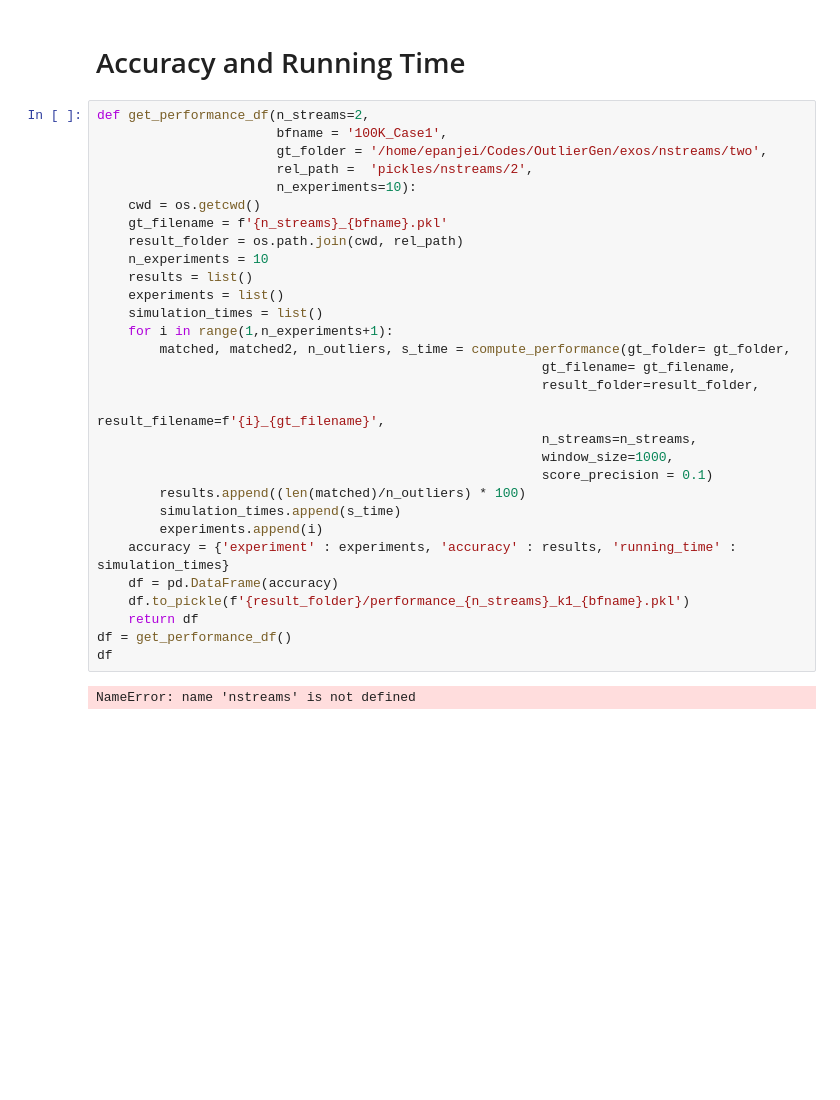
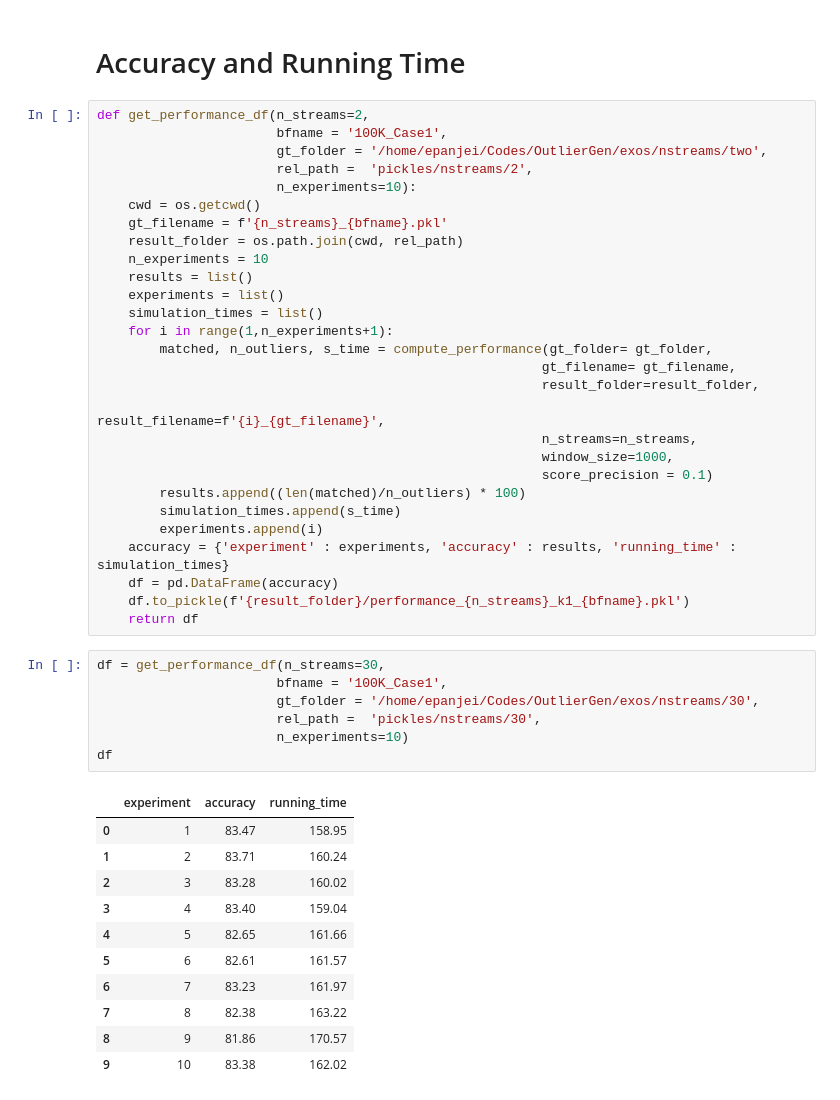
Before and after one commit to egawati/exos, a Jupyter notebook: sources/experiments/nstreams.ipynb, the cells around one changed output. Drawn from its saved outputs; the diff is of its cells as text; blank space fills up the shorter version.

```diff
--- a/sources/experiments/nstreams.ipynb
+++ b/sources/experiments/nstreams.ipynb
@@ -23,7 +23,7 @@ def get_performance_df(n_streams=2,
     experiments = list()
     simulation_times = list()
     for i in range(1,n_experiments+1):
-        matched, matched2, n_outliers, s_time = compute_performance(gt_folder= gt_folder,
+        matched, n_outliers, s_time = compute_performance(gt_folder= gt_folder,
                                                          gt_filename= gt_filename,
                                                          result_folder=result_folder,
                                                          result_filename=f'{i}_{gt_filename}',
@@ -37,7 +37,22 @@ def get_performance_df(n_streams=2,
     df = pd.DataFrame(accuracy)
     df.to_pickle(f'{result_folder}/performance_{n_streams}_k1_{bfname}.pkl')
     return df
-df = get_performance_df()
-df
-# %% [output]
-NameError: name 'nstreams' is not defined
+# %%
+df = get_performance_df(n_streams=30,
+                       bfname = '100K_Case1',
+                       gt_folder = '/home/epanjei/Codes/OutlierGen/exos/nstreams/30',
+                       rel_path =  'pickles/nstreams/30',
+                       n_experiments=10)
+df
+# %% [output]
+|  | experiment | accuracy | running_time |
+| 0 | 1 | 83.47 | 158.95 |
+| 1 | 2 | 83.71 | 160.24 |
+| 2 | 3 | 83.28 | 160.02 |
+| 3 | 4 | 83.40 | 159.04 |
+| 4 | 5 | 82.65 | 161.66 |
+| 5 | 6 | 82.61 | 161.57 |
+| 6 | 7 | 83.23 | 161.97 |
+| 7 | 8 | 82.38 | 163.22 |
+| 8 | 9 | 81.86 | 170.57 |
+| 9 | 10 | 83.38 | 162.02 |
```
Also changed, not shown: 11 other files.
